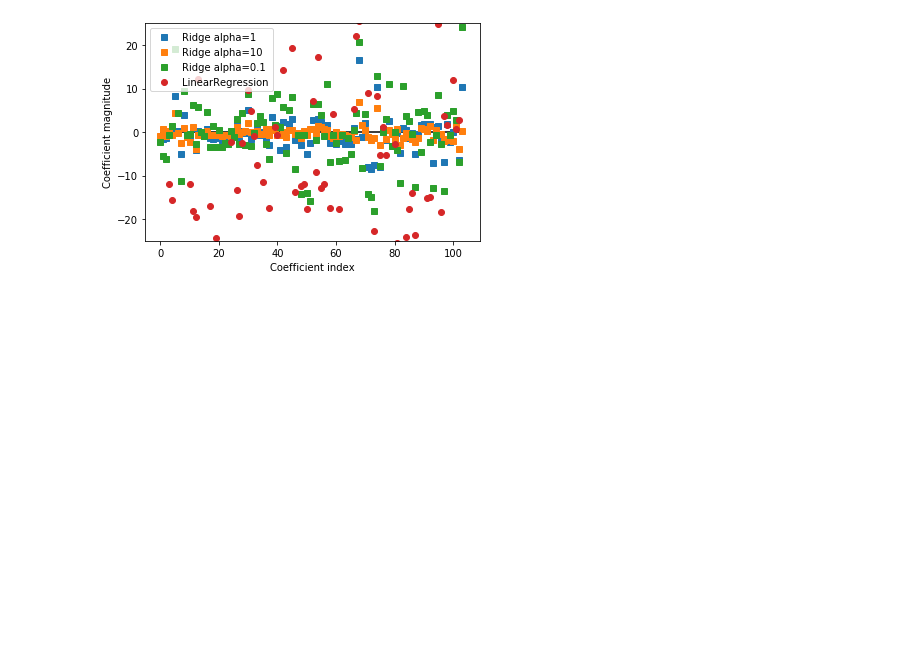
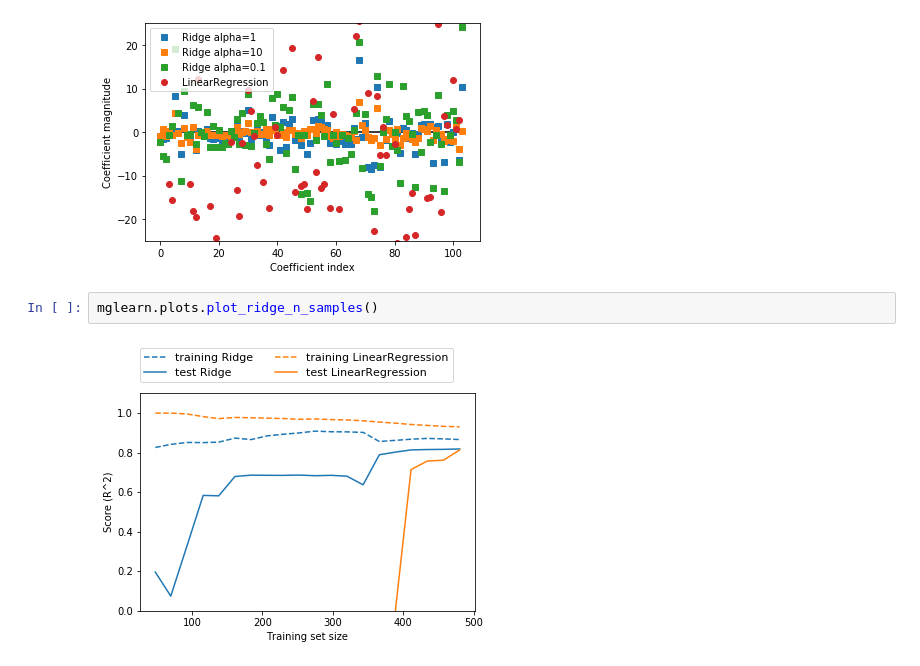
Before and after one commit to s-tanaka-bael/ML_study, a Jupyter notebook: capture_2/capture2.ipynb, the cells around one changed output. Saved outputs shown, nothing was run; the diff lists cells and outputs as text; blank space fills up the shorter version.

Commit message:
Ridge、Lassoおわり ロジスティック回帰と線形サポートベクターマシンのはじまり

```diff
--- a/capture_2/capture2.ipynb
+++ b/capture_2/capture2.ipynb
@@ -243,3 +243,7 @@ plt.legend()
 # %% [output]
 <matplotlib.legend.Legend at 0x...>
 [figure]
+# %%
+mglearn.plots.plot_ridge_n_samples()
+# %% [output]
+[figure, added]
```
Also changed, not shown: parts of 4 cells of this notebook, 4 other files.
